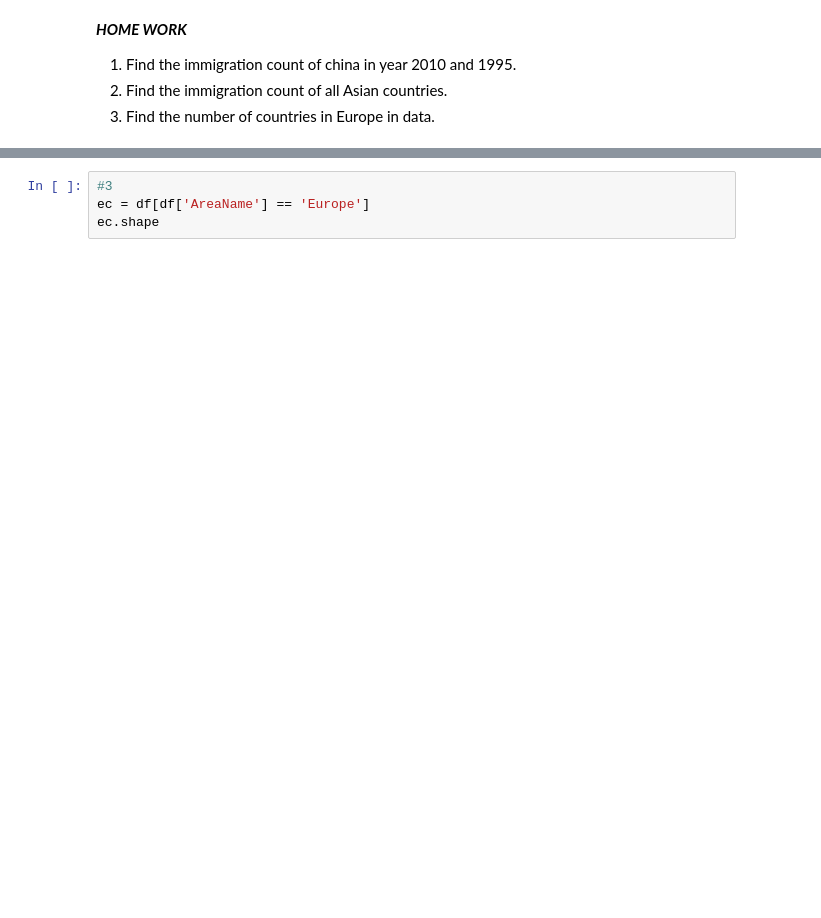
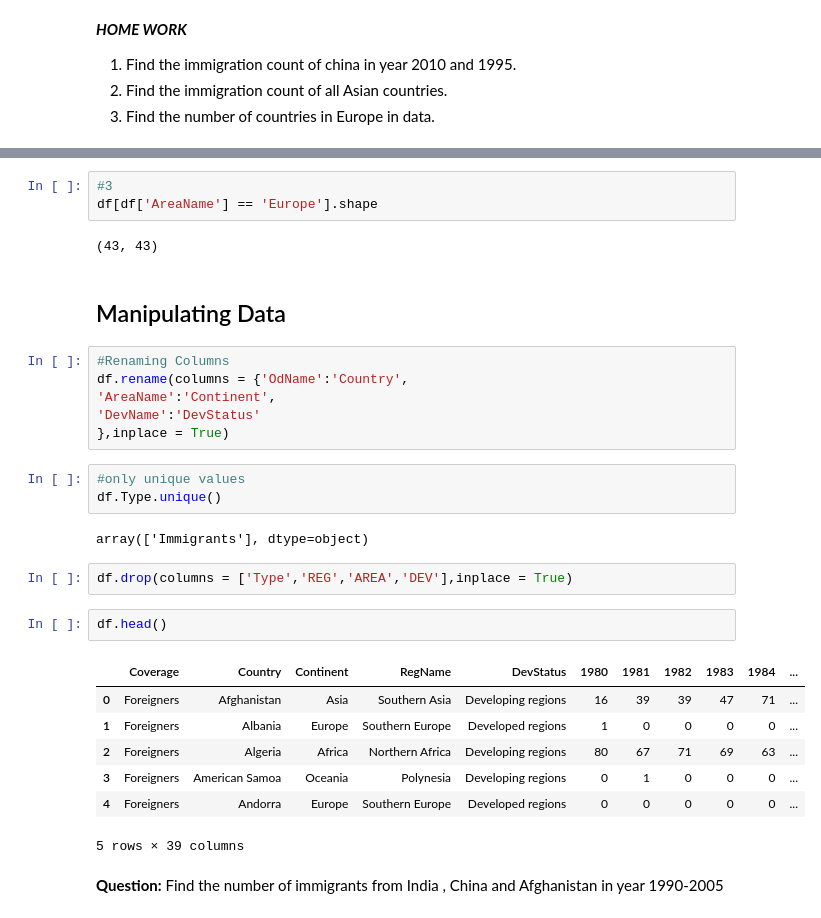
Before and after one commit to anushkasaxena27/python-data-science, a Jupyter notebook: data science/pandas_intro.ipynb, the cells around one changed output, grey strips where cells are left out. Cells and saved outputs as stored; diff of their text form; blank space fills up the shorter version.

```diff
--- a/data science/pandas_intro.ipynb
+++ b/data science/pandas_intro.ipynb
@@ -73,4 +318,33 @@ df[df['AreaName']=='Asia']
 # %%
 #3
-ec = df[df['AreaName'] == 'Europe']
-ec.shape
+df[df['AreaName'] == 'Europe'].shape
+# %% [output]
+(43, 43)
+# %% [markdown]
+## Manipulating Data ##
+# %%
+#Renaming Columns
+df.rename(columns = {'OdName':'Country',
+'AreaName':'Continent',
+'DevName':'DevStatus'
+},inplace = True)
+# %%
+#only unique values
+df.Type.unique()
+# %% [output]
+array(['Immigrants'], dtype=object)
+# %%
+df.drop(columns = ['Type','REG','AREA','DEV'],inplace = True)
+# %%
+df.head()
+# %% [output]
+|  | Coverage | Country | Continent | RegName | DevStatus | 1980 | 1981 | 1982 | 1983 | 1984 | ... |
+| 0 | Foreigners | Afghanistan | Asia | Southern Asia | Developing regions | 16 | 39 | 39 | 47 | 71 | ... |
+| 1 | Foreigners | Albania | Europe | Southern Europe | Developed regions | 1 | 0 | 0 | 0 | 0 | ... |
+| 2 | Foreigners | Algeria | Africa | Northern Africa | Developing regions | 80 | 67 | 71 | 69 | 63 | ... |
+| 3 | Foreigners | American Samoa | Oceania | Polynesia | Developing regions | 0 | 1 | 0 | 0 | 0 | ... |
+| 4 | Foreigners | Andorra | Europe | Southern Europe | Developed regions | 0 | 0 | 0 | 0 | 0 | ... |
+5 rows × 39 columns
+# %% [markdown]
+**Question:**
+Find the number of immigrants from India , China and Afghanistan in year 1990-2005
```
Also changed, not shown: parts of 34 cells of this notebook, 3 other files.
